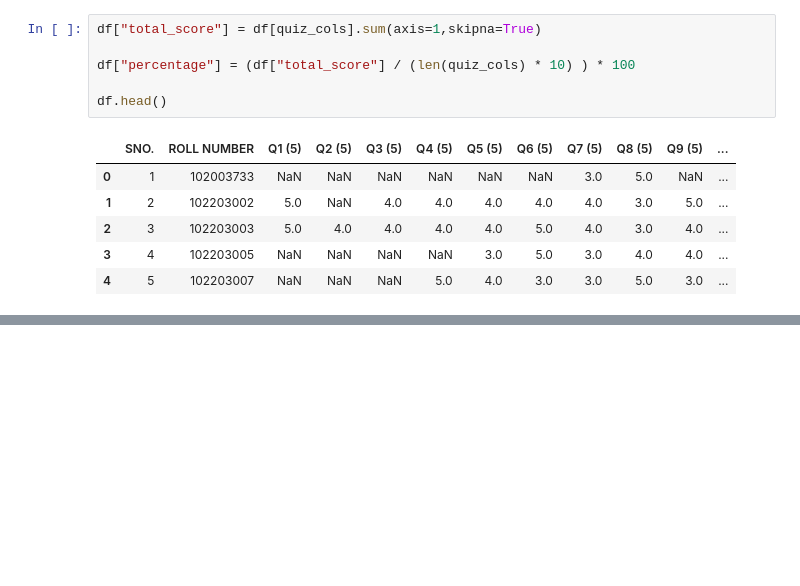
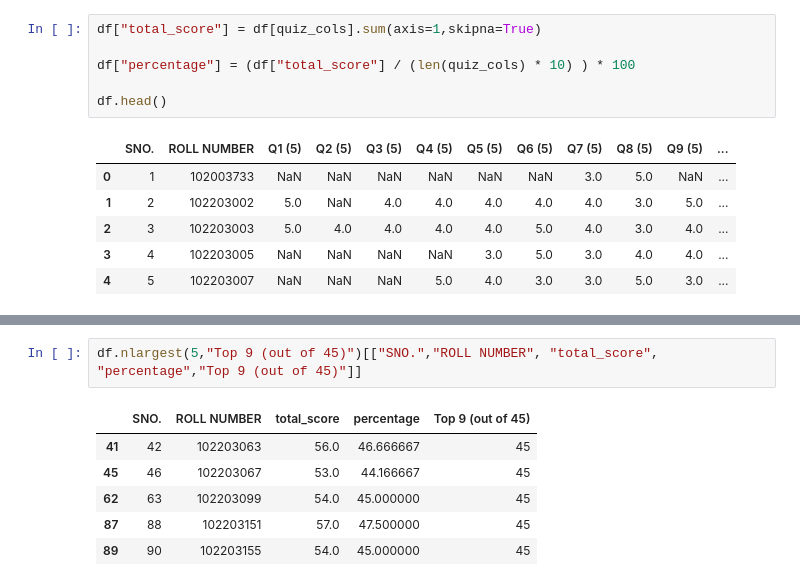
Before and after one commit to sthitaprajnadas/gcp-aiml-works, a Jupyter notebook: quiz_marks.ipynb, the cells around one changed output, grey strips where cells are left out. Cells and saved outputs as stored; diff of their text form; blank space fills up the shorter version.

```diff
--- a/quiz_marks.ipynb
+++ b/quiz_marks.ipynb
@@ -71,0 +79,9 @@ df[quiz_cols + ["total_score" , "percentage"]].describe
+# %%
+df.nlargest(5,"Top 9 (out of 45)")[["SNO.","ROLL NUMBER", "total_score", "percentage","Top 9 (out of 45)"]]
+# %% [output]
+|  | SNO. | ROLL NUMBER | total_score | percentage | Top 9 (out of 45) |
+| 41 | 42 | 102203063 | 56.0 | 46.666667 | 45 |
+| 45 | 46 | 102203067 | 53.0 | 44.166667 | 45 |
+| 62 | 63 | 102203099 | 54.0 | 45.000000 | 45 |
+| 87 | 88 | 102203151 | 57.0 | 47.500000 | 45 |
+| 89 | 90 | 102203155 | 54.0 | 45.000000 | 45 |
```
Also changed, not shown: parts of 3 cells of this notebook.
